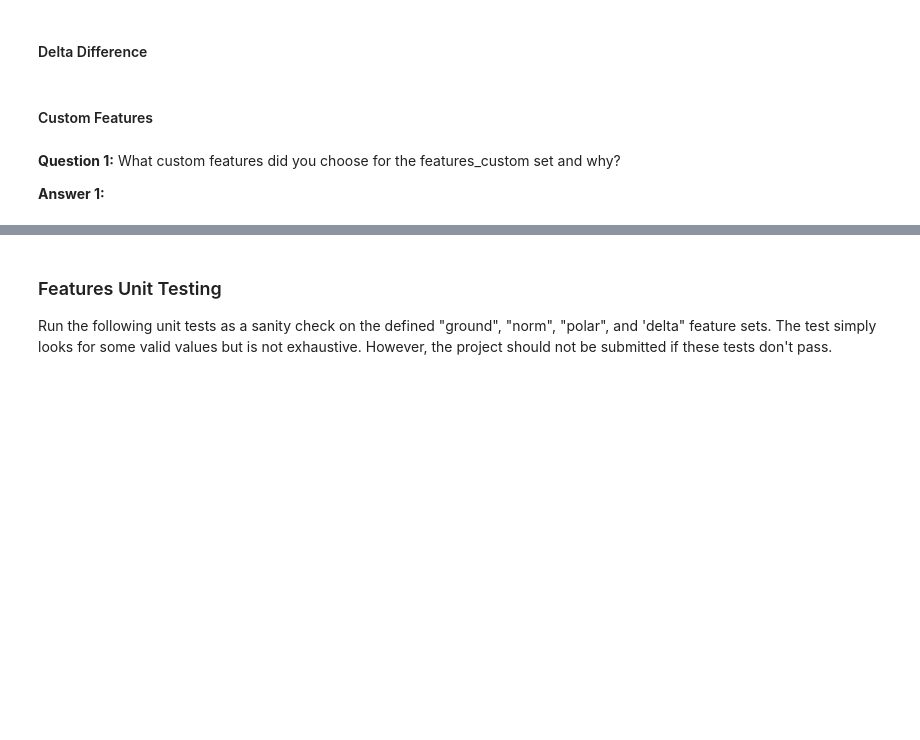
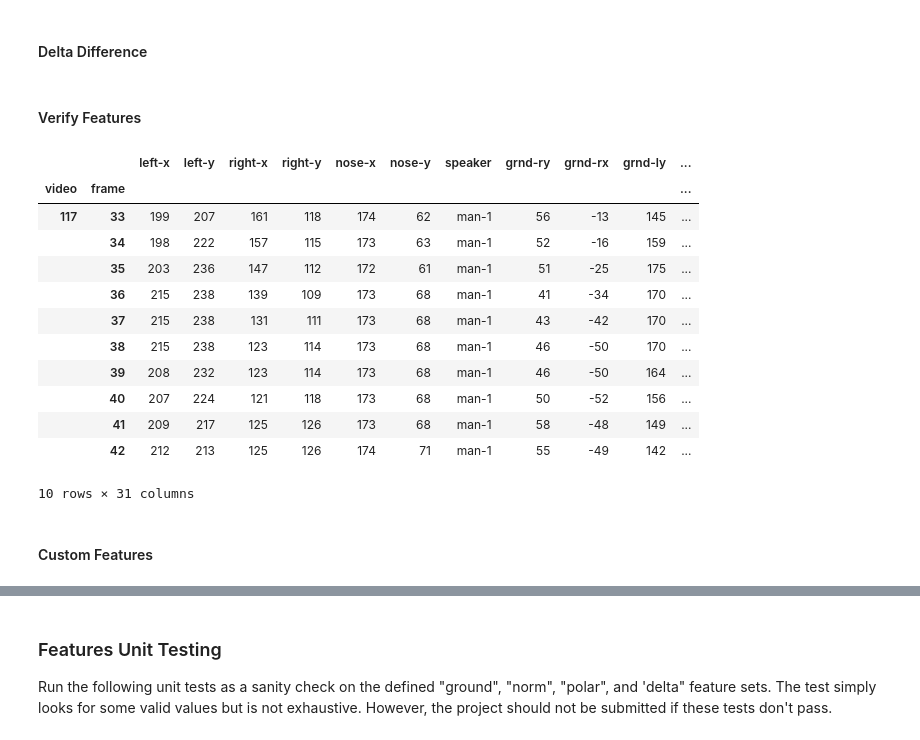
Before and after one commit to tommytracey/Udacity-AI-Nanodegree, a Jupyter notebook: p4-recognizer/asl_recognizer.ipynb, the cells around one changed output, grey strips where cells are left out. Cells and saved outputs as stored; diff of their text form; code cells hidden in the pictures; blank space fills up the shorter version.

Commit message:
created custom_features

```diff
--- a/p4-recognizer/asl_recognizer.ipynb
+++ b/p4-recognizer/asl_recognizer.ipynb
@@ -284,5 +284,26 @@ asl.df['delta-lx'] = asl.df['delta-lx'].fillna(0)
 asl.df['delta-ly'] = asl.df['delta-ly'].fillna(0)
 
 features_delta = ['delta-rx', 'delta-ry', 'delta-lx', 'delta-ly']
+# %% [markdown]
+#### Verify Features
+# %%
+from random import randint
+
+rand = randint(0, len(asl.df)-10)
+asl.df[rand:(rand+10)]
+# %% [output]
+|  |  | left-x | left-y | right-x | right-y | nose-x | nose-y | speaker | grnd-ry | grnd-rx | grnd-ly | ... |
+| video | frame |  |  |  |  |  |  |  |  |  |  | ... |
+| 117 | 33 | 199 | 207 | 161 | 118 | 174 | 62 | man-1 | 56 | -13 | 145 | ... |
+|  | 34 | 198 | 222 | 157 | 115 | 173 | 63 | man-1 | 52 | -16 | 159 | ... |
+|  | 35 | 203 | 236 | 147 | 112 | 172 | 61 | man-1 | 51 | -25 | 175 | ... |
+|  | 36 | 215 | 238 | 139 | 109 | 173 | 68 | man-1 | 41 | -34 | 170 | ... |
+|  | 37 | 215 | 238 | 131 | 111 | 173 | 68 | man-1 | 43 | -42 | 170 | ... |
+|  | 38 | 215 | 238 | 123 | 114 | 173 | 68 | man-1 | 46 | -50 | 170 | ... |
+|  | 39 | 208 | 232 | 123 | 114 | 173 | 68 | man-1 | 46 | -50 | 164 | ... |
+|  | 40 | 207 | 224 | 121 | 118 | 173 | 68 | man-1 | 50 | -52 | 156 | ... |
+|  | 41 | 209 | 217 | 125 | 126 | 173 | 68 | man-1 | 58 | -48 | 149 | ... |
+|  | 42 | 212 | 213 | 125 | 126 | 174 | 71 | man-1 | 55 | -49 | 142 | ... |
+10 rows × 31 columns
 # %% [markdown]
 #### Custom Features
@@ -294,4 +309,0 @@ features_delta = ['delta-rx', 'delta-ry', 'delta-lx', 'delta-ly']
-# %% [markdown]
-**Question 1:**  What custom features did you choose for the features_custom set and why?
-
-**Answer 1:**
```
Also changed, not shown: parts of 5 cells of this notebook, 1 other file.
